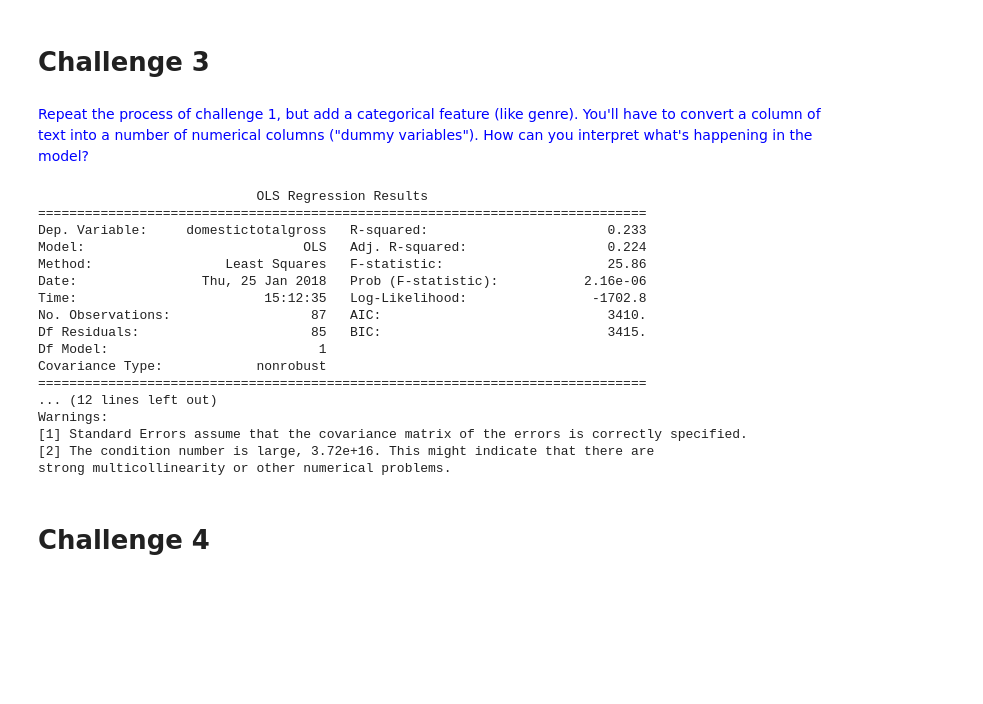
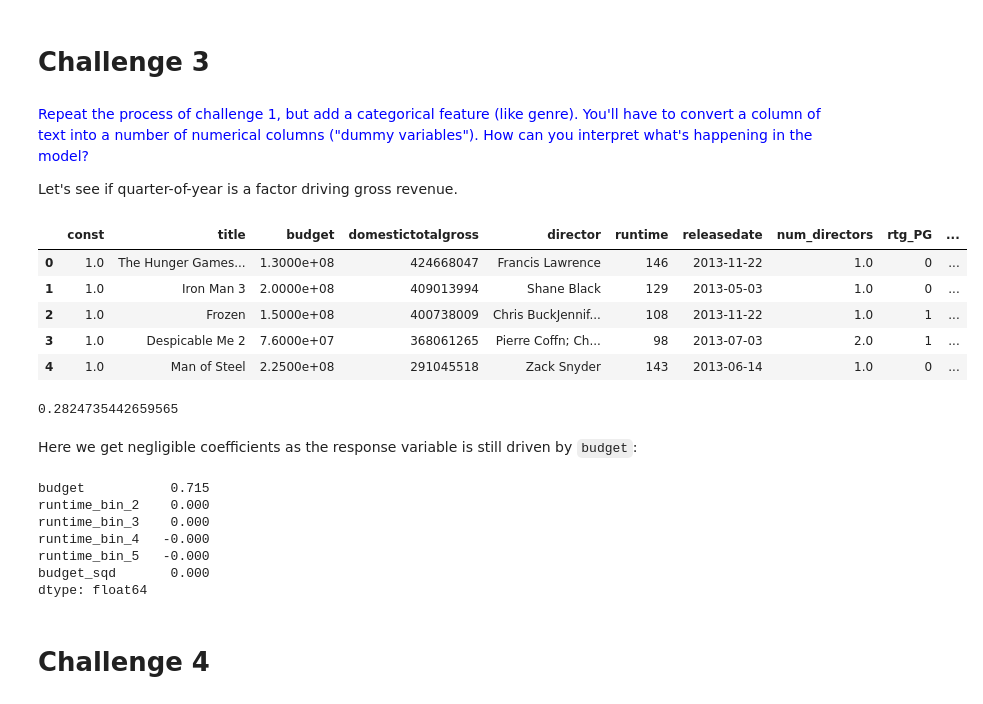
Before and after one commit to cliuless/ds_again, a Jupyter notebook: student_submissions/challenges/05_linear_splitting/solomon_brad/challenge_set_5_solomon.ipynb, the cells around one changed output. Saved outputs shown, nothing was run; the diff lists cells and outputs as text; code cells hidden in the pictures; blank space fills up the shorter version.

```diff
--- a/student_submissions/challenges/05_linear_splitting/solomon_brad/challenge_set_5_solomon.ipynb
+++ b/student_submissions/challenges/05_linear_splitting/solomon_brad/challenge_set_5_solomon.ipynb
@@ -248,4 +248,15 @@ pipeline.score(x, y)
 # Challenge 3
 # %% [markdown]
 <font color="blue"> Repeat the process of challenge 1, but add a categorical feature (like genre). You'll have to convert a column of text into a number of numerical columns ("dummy variables"). How can you interpret what's happening in the model? </font>
+
+Let's see if quarter-of-year is a factor driving gross revenue.
+# %%
+df.head()
+# %% [output]
+|  | const | title | budget | domestictotalgross | director | runtime | releasedate | num_directors | rtg_PG | ... |
+| 0 | 1.0 | The Hunger Games... | 1.3000e+08 | 424668047 | Francis Lawrence | 146 | 2013-11-22 | 1.0 | 0 | ... |
+| 1 | 1.0 | Iron Man 3 | 2.0000e+08 | 409013994 | Shane Black | 129 | 2013-05-03 | 1.0 | 0 | ... |
+| 2 | 1.0 | Frozen | 1.5000e+08 | 400738009 | Chris BuckJennif... | 108 | 2013-11-22 | 1.0 | 1 | ... |
+| 3 | 1.0 | Despicable Me 2 | 7.6000e+07 | 368061265 | Pierre Coffn; Ch... | 98 | 2013-07-03 | 2.0 | 1 | ... |
+| 4 | 1.0 | Man of Steel | 2.2500e+08 | 291045518 | Zack Snyder | 143 | 2013-06-14 | 1.0 | 0 | ... |
 # %%
@@ -253,25 +264,20 @@ df2 = df.filter(regex='(domestictotalgross|budget|rating)').dropna()
-# %%
-x = add_constant(df2.filter(regex='budget|rating'))
-model = OLS(endog=df2['domestictotalgross'], exog=x).fit()
-print(model.summary())
-# %% [output]
-                            OLS Regression Results
-==============================================================================
-Dep. Variable:     domestictotalgross   R-squared:                       0.233
-Model:                            OLS   Adj. R-squared:                  0.224
-Method:                 Least Squares   F-statistic:                     25.86
-Date:                Thu, 25 Jan 2018   Prob (F-statistic):           2.16e-06
-Time:                        15:12:35   Log-Likelihood:                -1702.8
-No. Observations:                  87   AIC:                             3410.
-Df Residuals:                      85   BIC:                             3415.
-Df Model:                           1
-Covariance Type:            nonrobust
-==============================================================================
-... (12 lines left out)
-Warnings:
-[1] Standard Errors assume that the covariance matrix of the errors is correctly specified.
-[2] The condition number is large, 3.72e+16. This might indicate that there are
-strong multicollinearity or other numerical problems.
+# %%
+model = LinearRegression().fit(x, df['domestictotalgross'])
+model.score(X=x, y=df['domestictotalgross'])
+# %% [output]
+0.2824735442659565
+# %% [markdown]
+Here we get negligible coefficients as the response variable is still driven by `budget`:
+# %%
+pd.Series(model.coef_.round(3), x.columns)
+# %% [output]
+budget           0.715
+runtime_bin_2    0.000
+runtime_bin_3    0.000
+runtime_bin_4   -0.000
+runtime_bin_5   -0.000
+budget_sqd       0.000
+dtype: float64
 # %% [markdown]
 # Challenge 4
 # %% [markdown]
```
Also changed, not shown: parts of 22 cells of this notebook.
